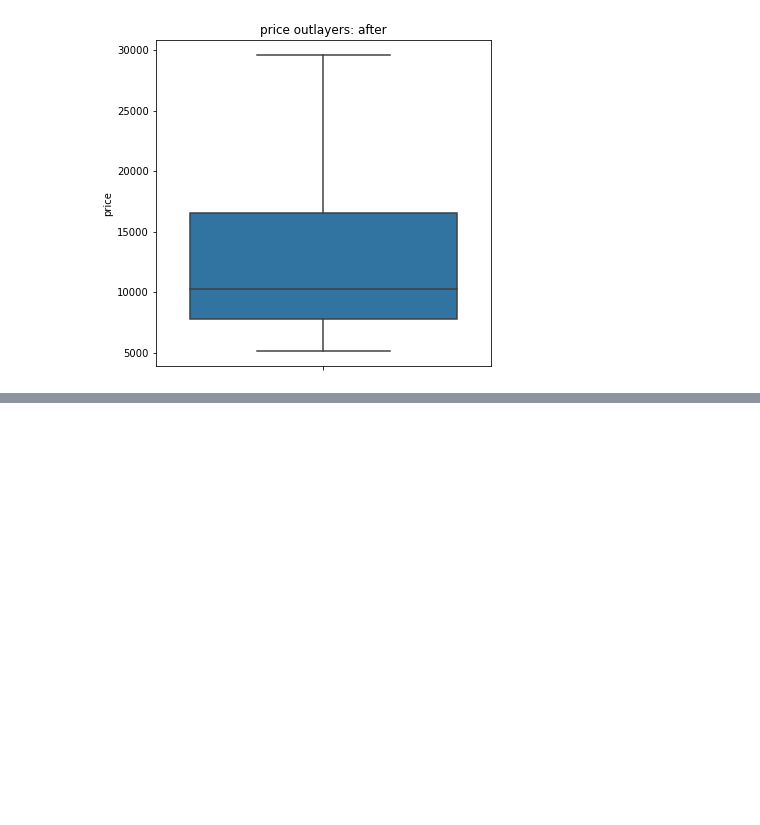
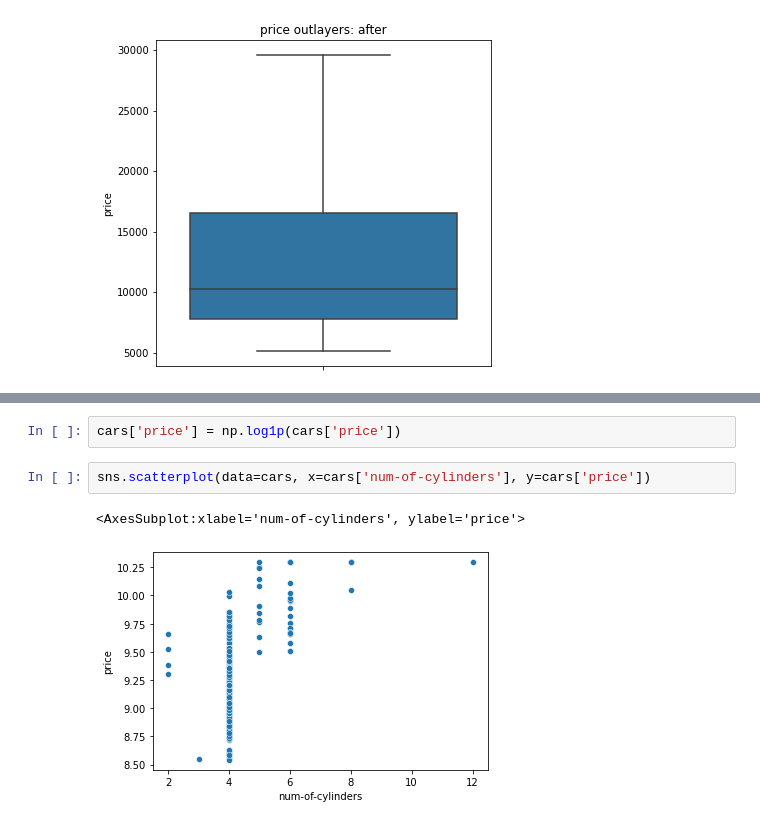
Before and after one commit to kieutridang/Data-Pre-processing-and-Analysis, a Jupyter notebook: final_assignment/LDS5_261_Project_1/FullName_project_Automobile.ipynb, the cells around one changed output, grey strips where cells are left out. Drawn from its saved outputs; the diff is of its cells as text; blank space fills up the shorter version.

```diff
--- a/final_assignment/LDS5_261_Project_1/FullName_project_Automobile.ipynb
+++ b/final_assignment/LDS5_261_Project_1/FullName_project_Automobile.ipynb
@@ -324,0 +360,7 @@ plt.title('price outlayers: after');
+# %%
+cars['price'] = np.log1p(cars['price'])
+# %%
+sns.scatterplot(data=cars, x=cars['num-of-cylinders'], y=cars['price'])
+# %% [output]
+<AxesSubplot:xlabel='num-of-cylinders', ylabel='price'>
+[figure, added]
```
Also changed, not shown: parts of 6 cells of this notebook.
